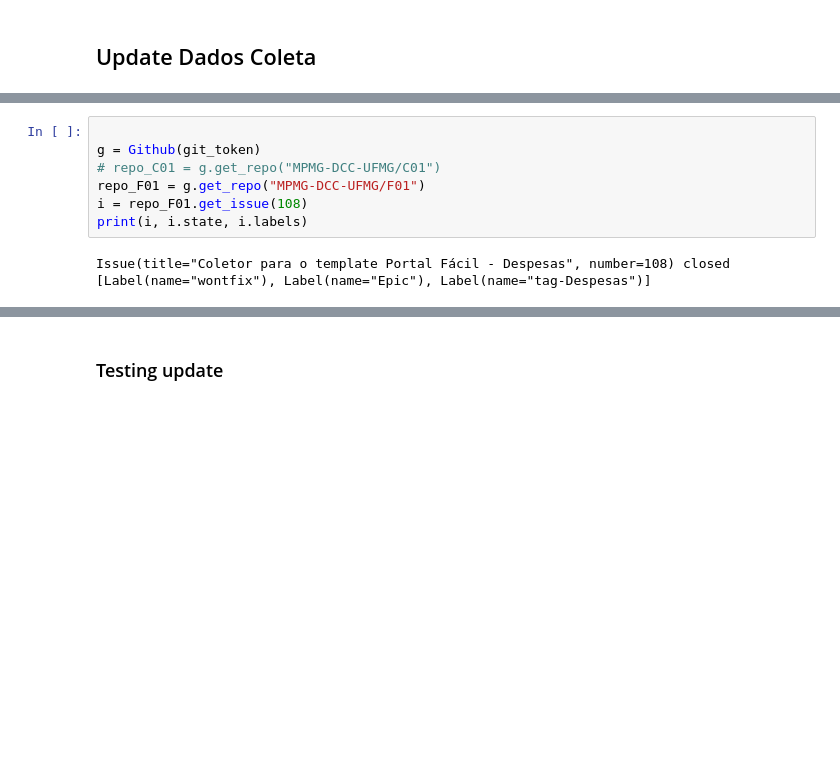
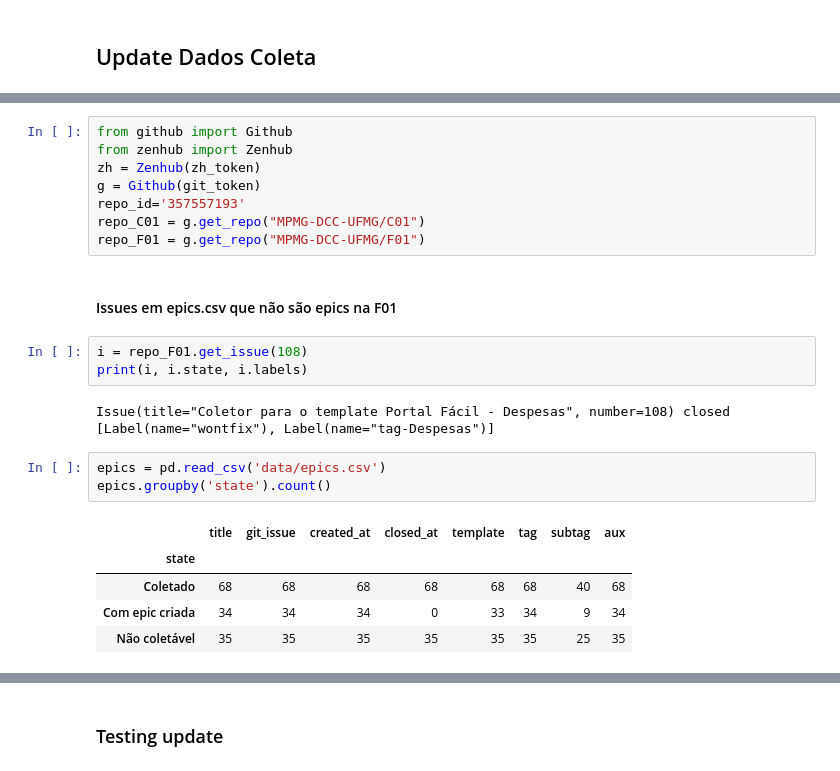
Before and after one commit to MPMG-DCC-UFMG/F01-gerenciamento, a Jupyter notebook: dashboard/Dashboard Tests.ipynb, the cells around one changed output, grey strips where cells are left out. Cells and saved outputs as stored; diff of their text form; blank space fills up the shorter version.

```diff
--- a/dashboard/Dashboard Tests.ipynb
+++ b/dashboard/Dashboard Tests.ipynb
@@ -277,9 +278,24 @@ Wall time: 93.9 µs
 # %%
-
+from github import Github
+from zenhub import Zenhub
+zh = Zenhub(zh_token)
 g = Github(git_token)
-# repo_C01 = g.get_repo("MPMG-DCC-UFMG/C01")
+repo_id='357557193'
+repo_C01 = g.get_repo("MPMG-DCC-UFMG/C01")
 repo_F01 = g.get_repo("MPMG-DCC-UFMG/F01")
-i = repo_F01.get_issue(108)
-print(i, i.state, i.labels)
-# %% [output]
-Issue(title="Coletor para o template Portal Fácil - Despesas", number=108) closed [Label(name="wontfix"), Label(name="Epic"), Label(name="tag-Despesas")]
+# %% [markdown]
+#### Issues em epics.csv que não são epics na F01
+# %%
+i = repo_F01.get_issue(108)
+print(i, i.state, i.labels)
+# %% [output]
+Issue(title="Coletor para o template Portal Fácil - Despesas", number=108) closed [Label(name="wontfix"), Label(name="tag-Despesas")]
+# %%
+epics = pd.read_csv('data/epics.csv')
+epics.groupby('state').count()
+# %% [output]
+|  | title | git_issue | created_at | closed_at | template | tag | subtag | aux |
+| state |  |  |  |  |  |  |  |  |
+| Coletado | 68 | 68 | 68 | 68 | 68 | 68 | 40 | 68 |
+| Com epic criada | 34 | 34 | 34 | 0 | 33 | 34 | 9 | 34 |
+| Não coletável | 35 | 35 | 35 | 35 | 35 | 35 | 25 | 35 |
```
Also changed, not shown: parts of 13 cells of this notebook, 19 other files.
